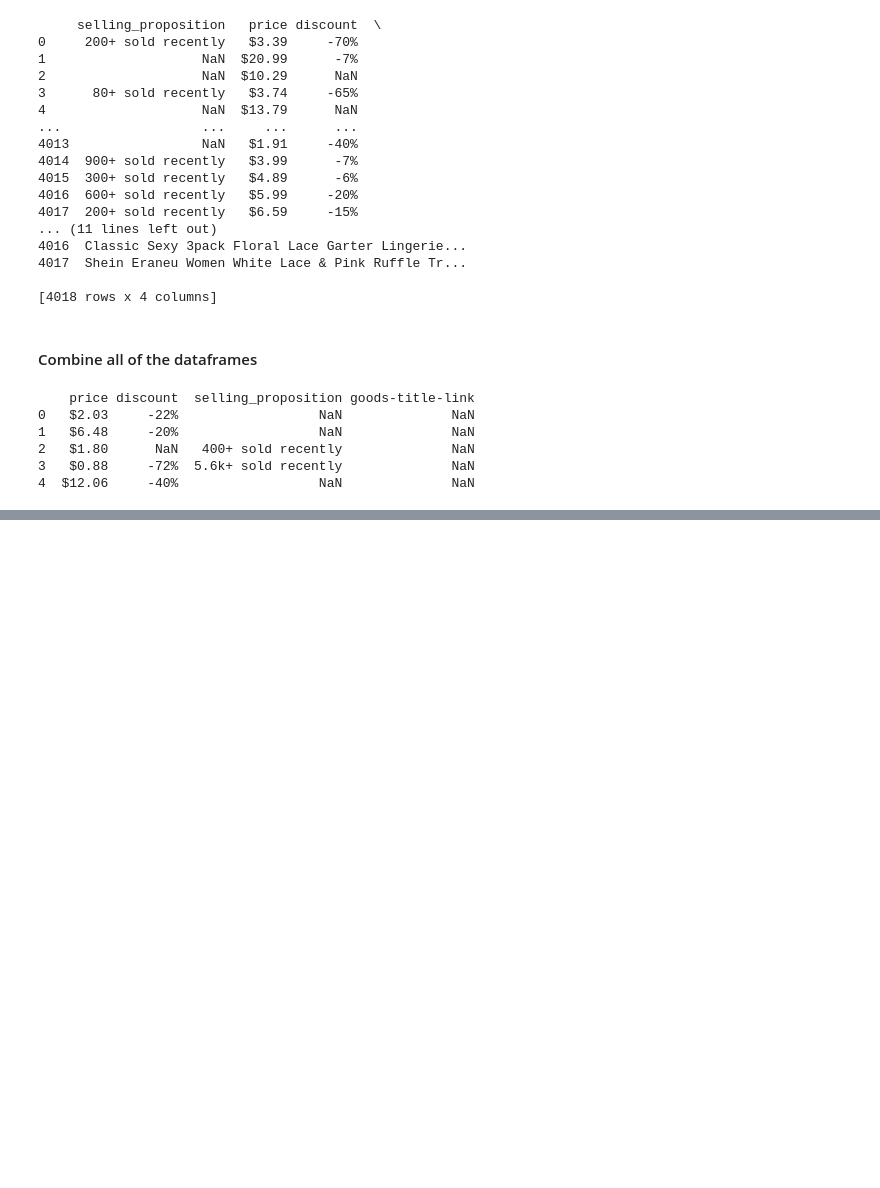
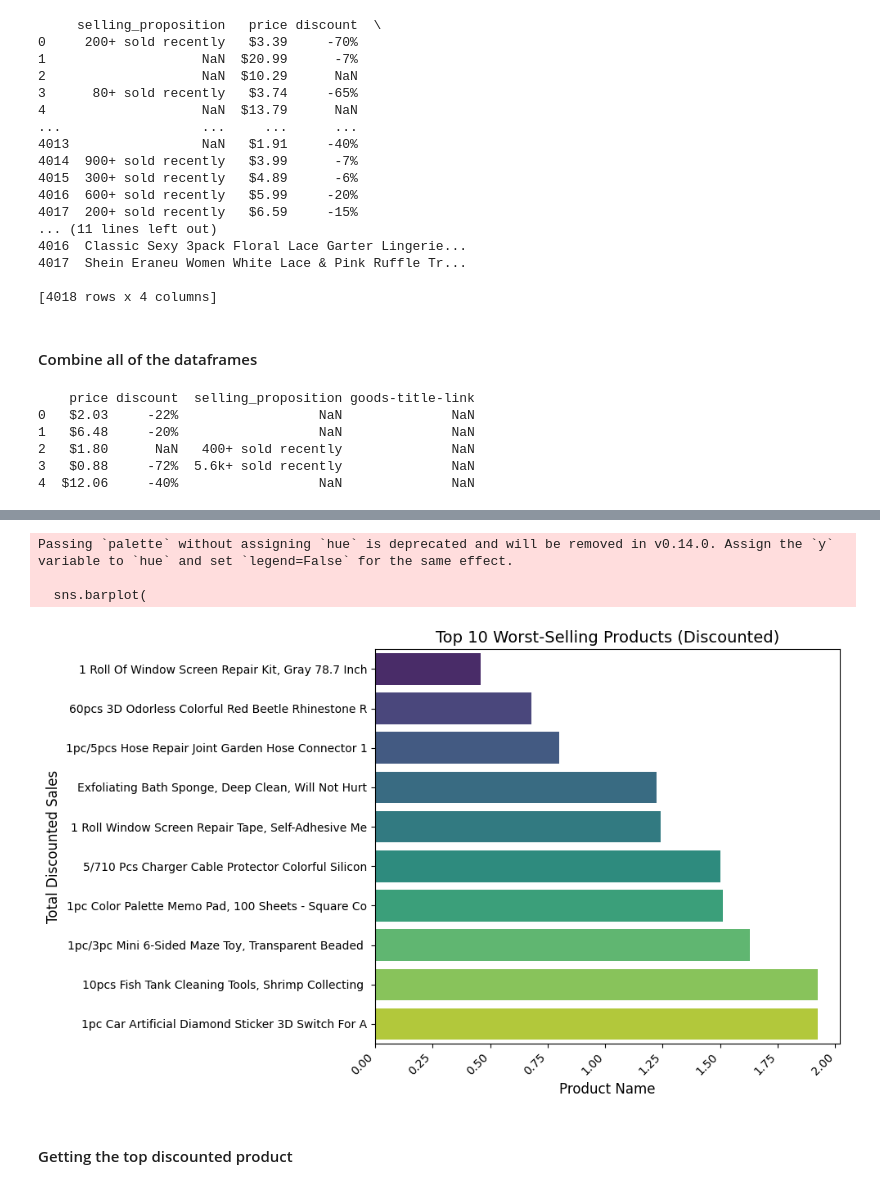
Before and after one commit to jericojr23/Dirty-E-Commerce-Data-Project, a Jupyter notebook: etl_pipeline.ipynb, the cells around one changed output, grey strips where cells are left out. Saved outputs shown, nothing was run; the diff lists cells and outputs as text; code cells hidden in the pictures; blank space fills up the shorter version.

```diff
--- a/etl_pipeline.ipynb
+++ b/etl_pipeline.ipynb
@@ -214,0 +508,5 @@ print(combined_df.shape)
+# %%
+# Get the top 10 worst-selling products
+# First get the values that are non-zero
+non_zero_sales = aggregated_sales[aggregated_sales["total_sales_discounted"] > 0]
+top_10_worst_selling = non_zero_sales.nsmallest(10, "total_sales_discounted")
@@ -214,0 +587,32 @@ print(combined_df.shape)
+# %%
+# Create a horizontal bar graph for the top 10 worst-selling products
+import matplotlib.pyplot as plt
+import seaborn as sns
+
+top_10_worst_selling["product_name"] = top_10_worst_selling["product_name"].apply(
+    lambda x: str(x)[:50]
+)
+plt.figure(figsize=(10, 6))
+
+sns.barplot(
+    data=top_10_worst_selling,
+    y="product_name",
+    x="total_sales_discounted",
+    palette="viridis",
+)
+
+# Add labels and title
+plt.xlabel("Product Name", fontsize=12)
+plt.ylabel("Total Discounted Sales", fontsize=12)
+plt.title("Top 10 Worst-Selling Products (Discounted)", fontsize=14)
+plt.xticks(rotation=45, ha="right")
+plt.tight_layout()
+
+plt.show()
+# %% [output]
+Passing `palette` without assigning `hue` is deprecated and will be removed in v0.14.0. Assign the `y` variable to `hue` and set `legend=False` for the same effect.
+
+  sns.barplot(
+[figure, added]
+# %% [markdown]
+#### Getting the top discounted product
```
Also changed, not shown: parts of 38 cells of this notebook.
